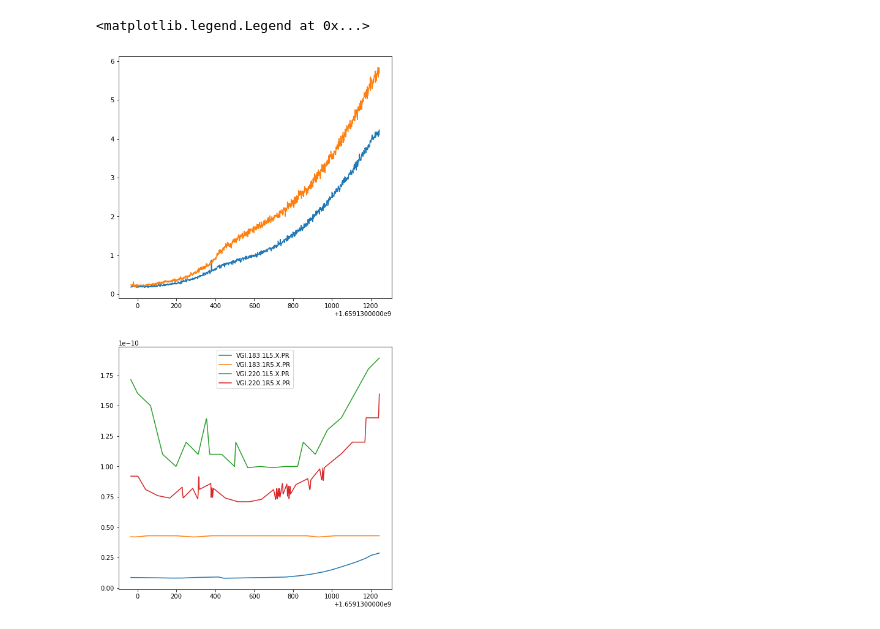
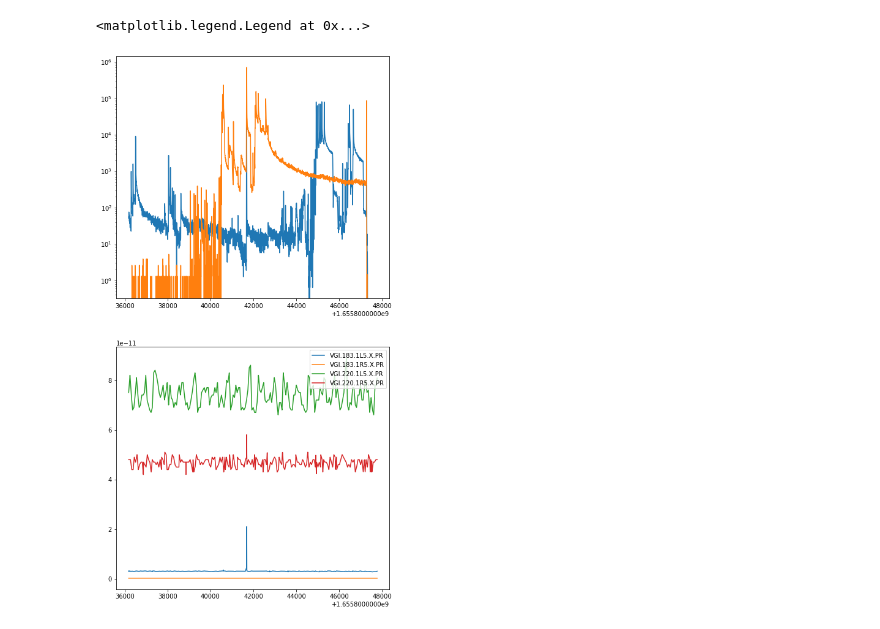
Before and after one commit to mirxonius/cern, a Jupyter notebook: canopie.ipynb, the cells around one changed output. Drawn from its saved outputs; the diff is of its cells as text; code cells hidden in the pictures.

```diff
--- a/canopie.ipynb
+++ b/canopie.ipynb
@@ -18,7 +18,7 @@ BEAM_PATH = "/home/mirksonius/Desktop/Fill_info/beam/"
 COLLIMATOR_PATH = "/home/mirksonius/Desktop/Fill_info/collimators/"
 VACUUM_PATH = "/home/mirksonius/Desktop/Fill_info/vacuum/"
 FILL_PATH = "/home/mirksonius/Desktop/22_fills/"
-FILL_NUMBER = 8068
+FILL_NUMBER = 7825
 
 vac_vars = [
     "VGI.183.1L5.X.PR",
@@ -104,0 +69,9 @@ for var in aug.vacuum_variables:
+# %%
+col = aug.collimators[0]
+var = aug.collimator_variables[0]
+plt.plot(
+    aug.coll_dict[col][col + var]["timestamp"],
+    aug.coll_dict[col][col + var]["position"],
+)
+print(aug.coll_dict[col][col + var]["position"].values)
+aug.all_data
@@ -125,12 +110,18 @@ ramp_data = aug.complete_data.loc[
+# %%
+start = aug.all_data.loc[
+                        aug.all_data.lumi != 0
+                        ].index[-1] + 2000
+data = aug.all_data.iloc[start:]
 # %%
 frame, fig = plt.subplots(2,1,figsize = (8,16))
-fig[0].plot(ramp_data.timestamp,ramp_data.plusz)
-fig[0].plot(ramp_data.timestamp,ramp_data.minusz)
+fig[0].plot(data.timestamp,data.plusz)
+fig[0].plot(data.timestamp,data.minusz)
 
+fig[0].set_yscale("log")
 for var in aug.vacuum_variables:
-    fig[1].plot(ramp_data.timestamp,ramp_data[var],label = var)
+    fig[1].plot(data.timestamp,data[var],label = var)
 
 fig[1].legend()
 # %% [output]
 <matplotlib.legend.Legend at 0x...>
-[figure, old version]
+[figure, new version]
```
Also changed, not shown: parts of 17 cells of this notebook, 10 other files.
